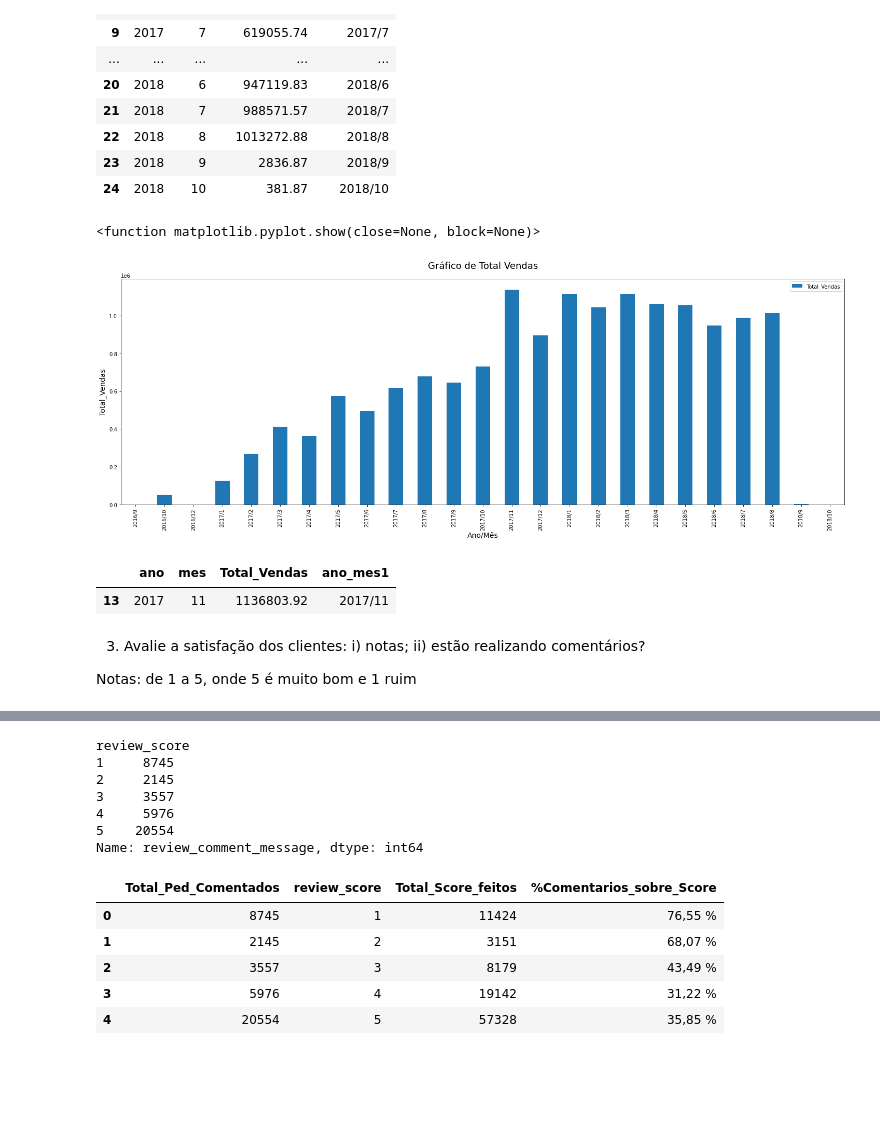
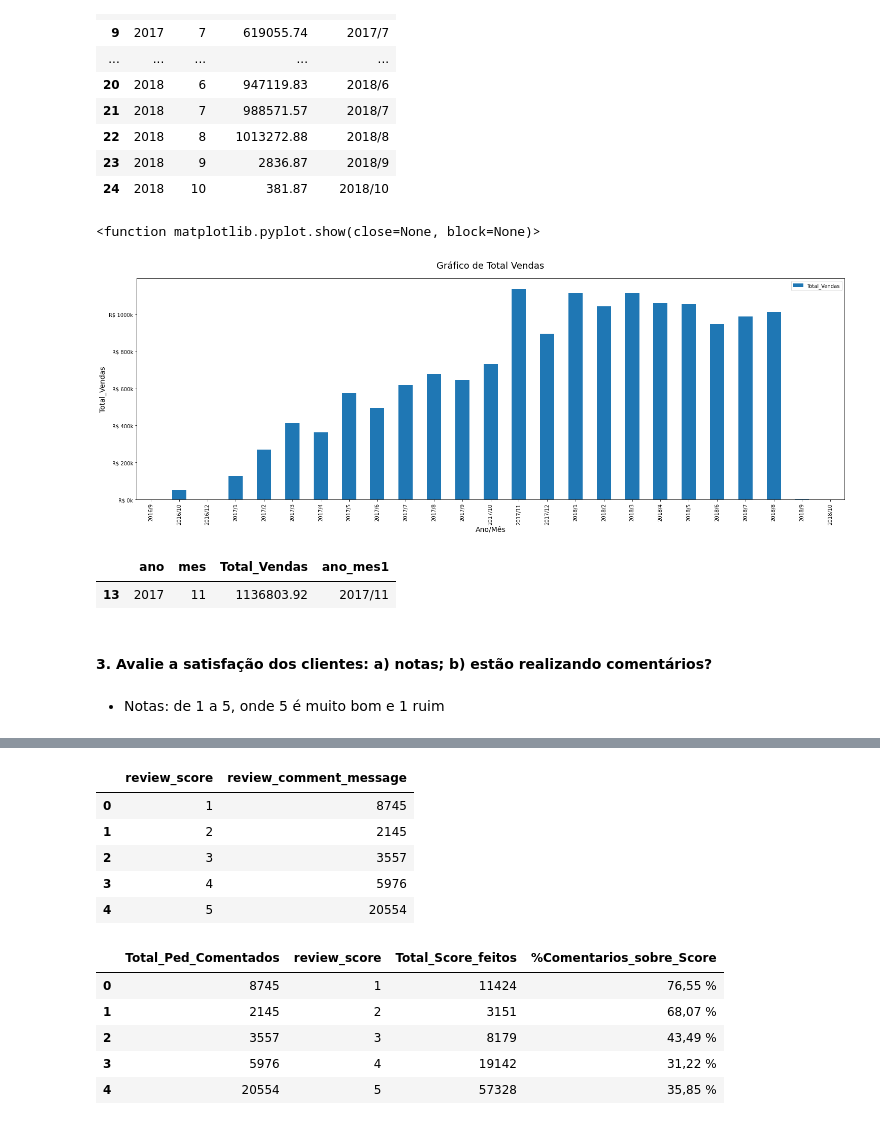
Before and after one commit to LucyMenges/Tech_Dados, a Jupyter notebook: Olist.ipynb, the cells around one changed output, grey strips where cells are left out. Cells and saved outputs as stored; diff of their text form; code cells hidden in the pictures; blank space fills up the shorter version.

```diff
--- a/Olist.ipynb
+++ b/Olist.ipynb
@@ -634,23 +647,27 @@ meses_pagtos
+# %%
+def mil (x,pos):
+    return f'R$ {x * 1e-3:.0f}k'
+# %%
+formatter = FuncFormatter(mil)
 # %%
 grafico_pgtos = meses_pagtos.plot(kind='bar', x='ano_mes1', y='Total_Vendas', figsize=(25,8))
-
+grafico_pgtos.yaxis.set_major_formatter(formatter)
 plt.title('Gráfico de Total Vendas', fontsize=18, pad=20)
 plt.xlabel('Ano/Mês', size =14)
 plt.ylabel('Total_Vendas', size=14)
 plt.show
 # %% [output]
 <function matplotlib.pyplot.show(close=None, block=None)>
-[figure, old version]
+[figure, new version]
 # %%
 meses_pagtos.iloc[meses_pagtos[['Total_Vendas']].idxmax()]
 # %% [output]
 |  | ano | mes | Total_Vendas | ano_mes1 |
 | 13 | 2017 | 11 | 1136803.92 | 2017/11 |
+# %% [markdown]
+#### 3. Avalie a satisfação dos clientes: a) notas; b) estão realizando comentários?
 # %% [markdown]
-3. Avalie a satisfação dos clientes:
-i) notas; ii) estão realizando comentários?
-
-Notas: de 1 a 5, onde 5 é muito bom e 1 ruim
+* Notas: de 1 a 5, onde 5 é muito bom e 1 ruim
 # %%
 order_reviews.head()
 # %% [output]
@@ -661,16 +678,15 @@ order_reviews.head()
 | 3 | e64fb393e7b32834bb789ff8bb30750e | 658677c97b385a9be170737859d3511b | 5 | NaN | Recebi bem antes do prazo estipul... | 2017-04-21 | ... |
 | 4 | f7c4243c7fe1938f181bec41a392bdeb | 8e6bfb81e283fa7e4f11123a3fb894f1 | 5 | NaN | Parabéns lojas lannister adorei c... | 2018-03-01 | ... |
 # %%
-a = order_reviews.groupby('review_score').review_comment_message.count()
-a
+total_notas = order_reviews.groupby('review_score').review_comment_message.count().reset_index()
+total_notas
 # %% [output]
-review_score
-1     8745
-2     2145
-3     3557
-4     5976
-5    20554
-Name: review_comment_message, dtype: int64
+|  | review_score | review_comment_message |
+| 0 | 1 | 8745 |
+| 1 | 2 | 2145 |
+| 2 | 3 | 3557 |
+| 3 | 4 | 5976 |
+| 4 | 5 | 20554 |
 # %%
 Coment_Notas = pd.read_csv ('Tabelas\Tabela_Comentarios_por_Notas.csv')
 Coment_Notas
```
Also changed, not shown: parts of 89 cells of this notebook, 1 other file.
